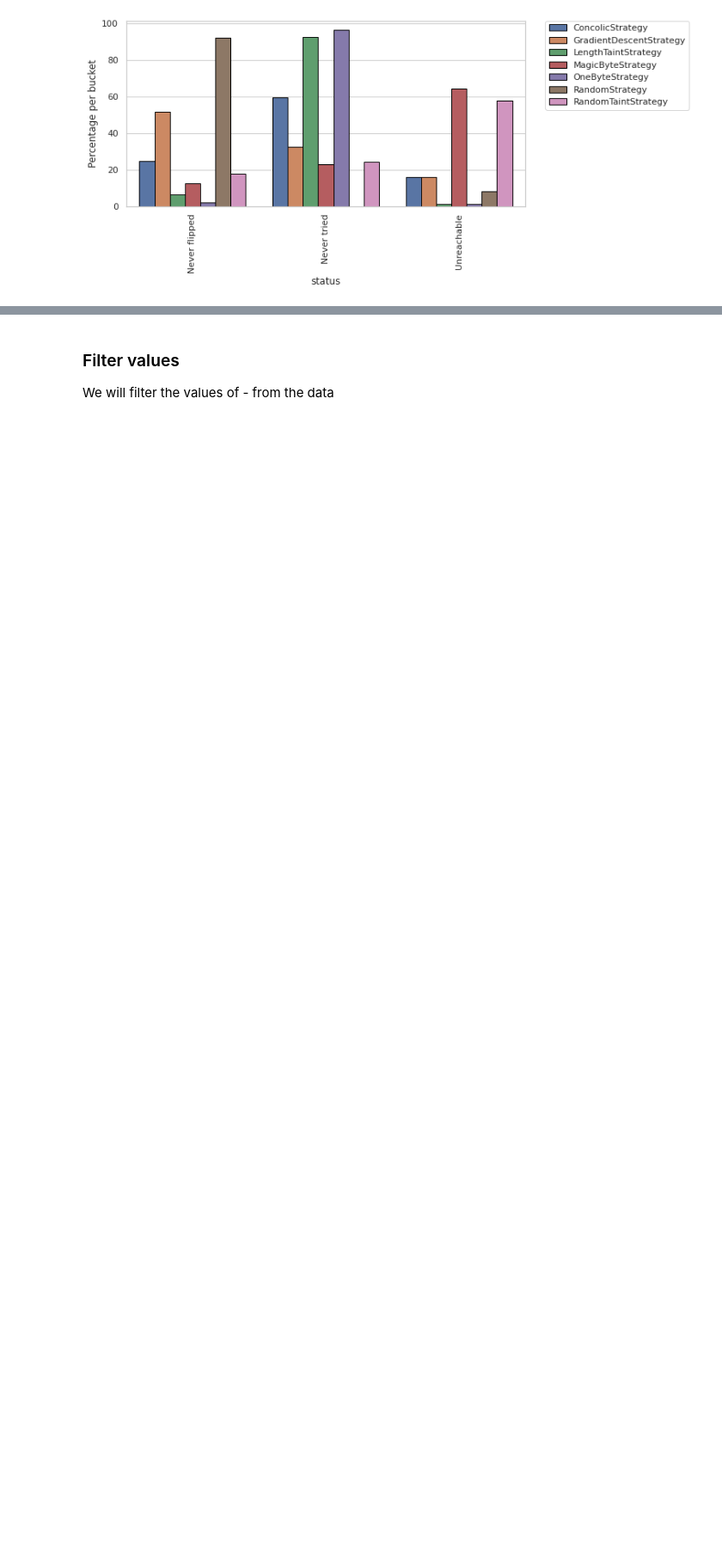
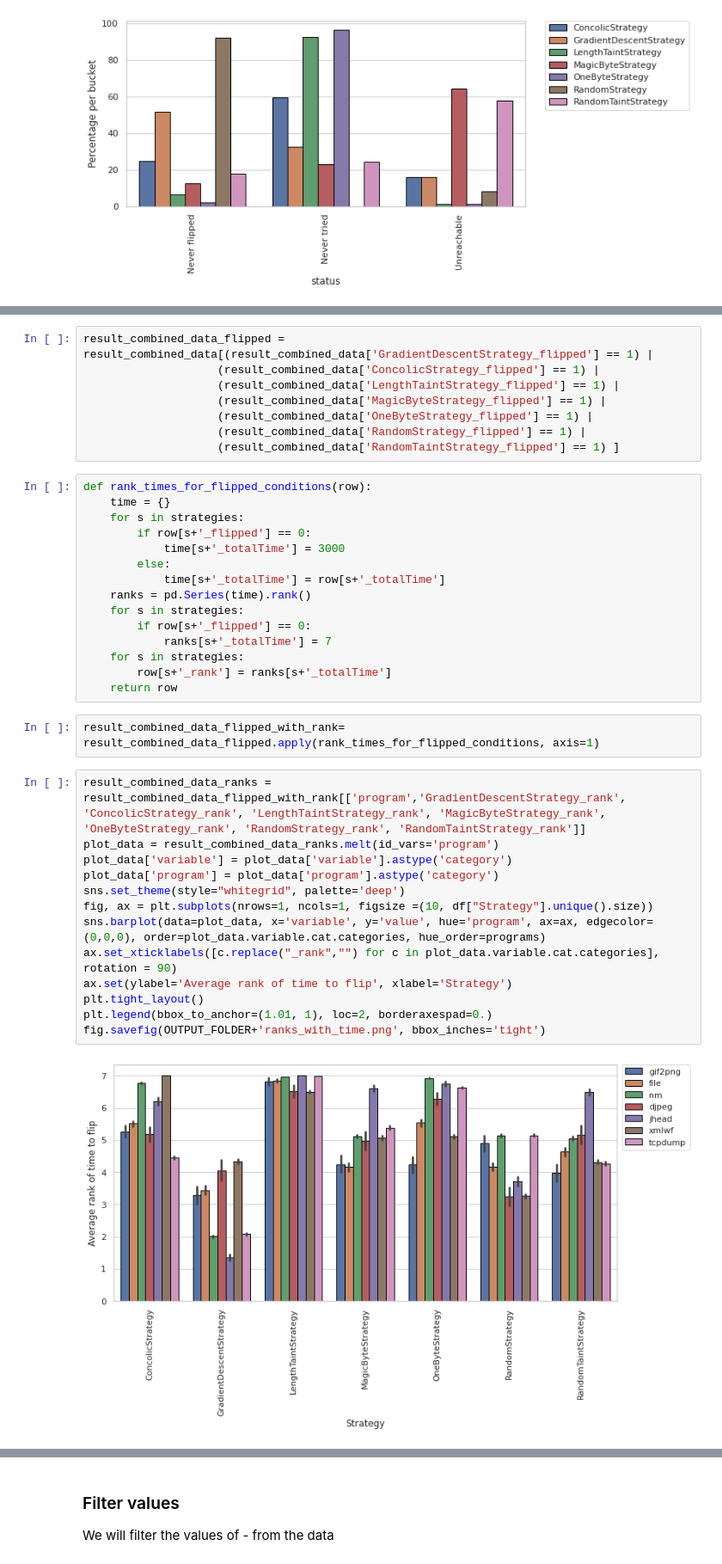
Before and after one commit to Dhayalanb/MotivationThesis, a Jupyter notebook: analysis/fuzz_checker.ipynb, the cells around one changed output, grey strips where cells are left out. Shown at 86% size. Saved outputs shown, nothing was run; the diff lists cells and outputs as text; blank space fills up the shorter version.

```diff
--- a/analysis/fuzz_checker.ipynb
+++ b/analysis/fuzz_checker.ipynb
@@ -275,0 +312,40 @@ pd.DataFrame(table_df)
+# %%
+result_combined_data_flipped = result_combined_data[(result_combined_data['GradientDescentStrategy_flipped'] == 1) |
+                    (result_combined_data['ConcolicStrategy_flipped'] == 1) |
+                    (result_combined_data['LengthTaintStrategy_flipped'] == 1) |
+                    (result_combined_data['MagicByteStrategy_flipped'] == 1) |
+                    (result_combined_data['OneByteStrategy_flipped'] == 1) |
+                    (result_combined_data['RandomStrategy_flipped'] == 1) |
+                    (result_combined_data['RandomTaintStrategy_flipped'] == 1) ]
+# %%
+def rank_times_for_flipped_conditions(row):
+    time = {}
+    for s in strategies:
+        if row[s+'_flipped'] == 0:
+            time[s+'_totalTime'] = 3000
+        else:
+            time[s+'_totalTime'] = row[s+'_totalTime']
+    ranks = pd.Series(time).rank()
+    for s in strategies:
+        if row[s+'_flipped'] == 0:
+            ranks[s+'_totalTime'] = 7
+    for s in strategies:
+        row[s+'_rank'] = ranks[s+'_totalTime']
+    return row
+# %%
+result_combined_data_flipped_with_rank= result_combined_data_flipped.apply(rank_times_for_flipped_conditions, axis=1)
+# %%
+result_combined_data_ranks = result_combined_data_flipped_with_rank[['program','GradientDescentStrategy_rank', 'ConcolicStrategy_rank', 'LengthTaintStrategy_rank', 'MagicByteStrategy_rank', 'OneByteStrategy_rank', 'RandomStrategy_rank', 'RandomTaintStrategy_rank']]
+plot_data = result_combined_data_ranks.melt(id_vars='program')
+plot_data['variable'] = plot_data['variable'].astype('category')
+plot_data['program'] = plot_data['program'].astype('category')
+sns.set_theme(style="whitegrid", palette='deep')
+fig, ax = plt.subplots(nrows=1, ncols=1, figsize =(10, df["Strategy"].unique().size))
+sns.barplot(data=plot_data, x='variable', y='value', hue='program', ax=ax, edgecolor=(0,0,0), order=plot_data.variable.cat.categories, hue_order=programs)
+ax.set_xticklabels([c.replace("_rank","") for c in plot_data.variable.cat.categories], rotation = 90)
+ax.set(ylabel='Average rank of time to flip', xlabel='Strategy')
+plt.tight_layout()
+plt.legend(bbox_to_anchor=(1.01, 1), loc=2, borderaxespad=0.)
+fig.savefig(OUTPUT_FOLDER+'ranks_with_time.png', bbox_inches='tight')
+# %% [output]
+[figure, added]
```
Also changed, not shown: parts of 19 cells of this notebook.
